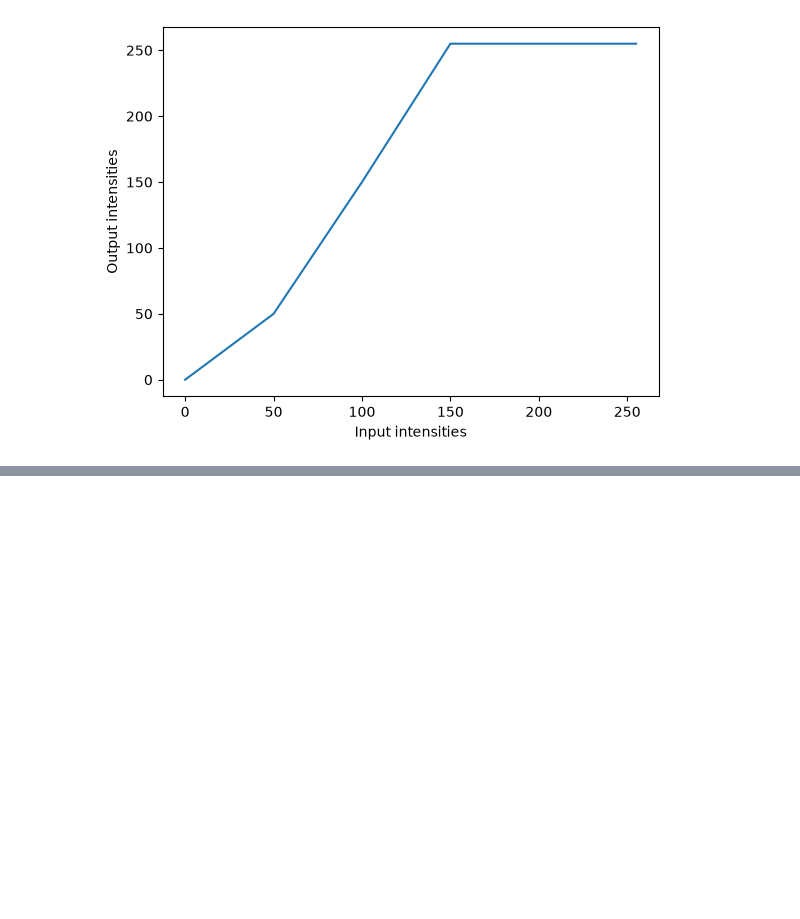
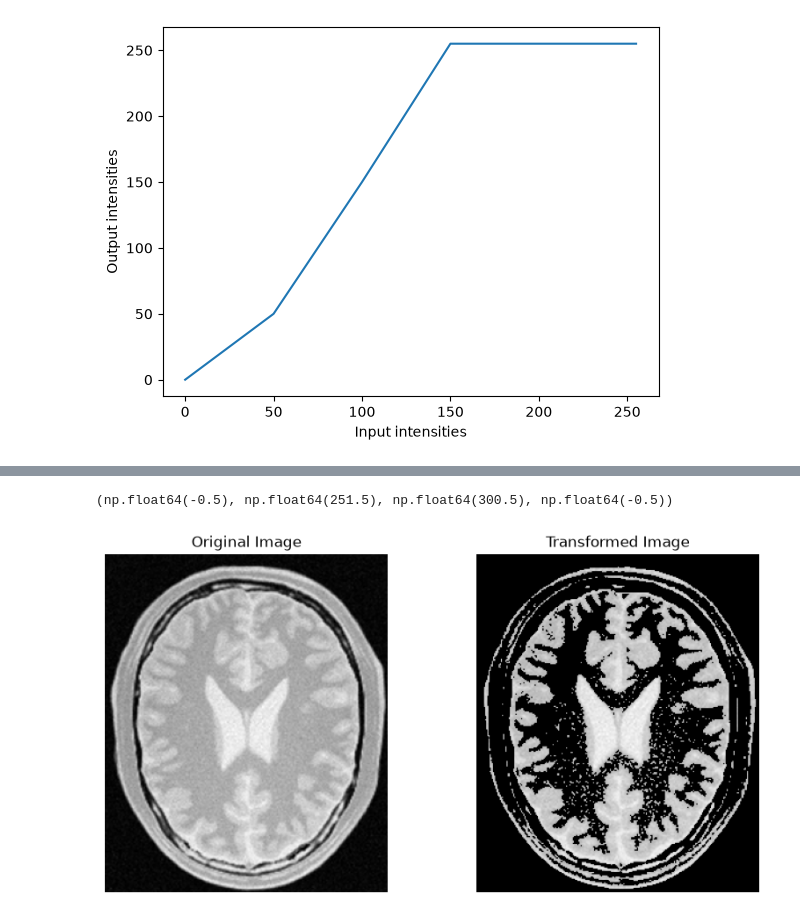
Before and after one commit to RavPraveen/EN3160_assignment_01, a Jupyter notebook: 230564L_a01.ipynb, the cells around one changed output, grey strips where cells are left out. Drawn from its saved outputs; the diff is of its cells as text; code cells hidden in the pictures; blank space fills up the shorter version.

```diff
--- a/230564L_a01.ipynb
+++ b/230564L_a01.ipynb
@@ -39,0 +100,16 @@ cv.destroyAllWindows()
+# %%
+#plotting
+plt.figure(figsize=(10, 5))
+
+plt.subplot(1, 2, 1)
+plt.imshow(img_2, cmap="gray")
+plt.title("Original Image")
+plt.axis("off")
+
+plt.subplot(1, 2, 2)
+plt.imshow(filtered_image, cmap="gray")
+plt.title("Transformed Image")
+plt.axis("off")
+# %% [output]
+(np.float64(-0.5), np.float64(251.5), np.float64(300.5), np.float64(-0.5))
+[figure, added]
```
Also changed, not shown: parts of 10 cells of this notebook, 1 other file.
